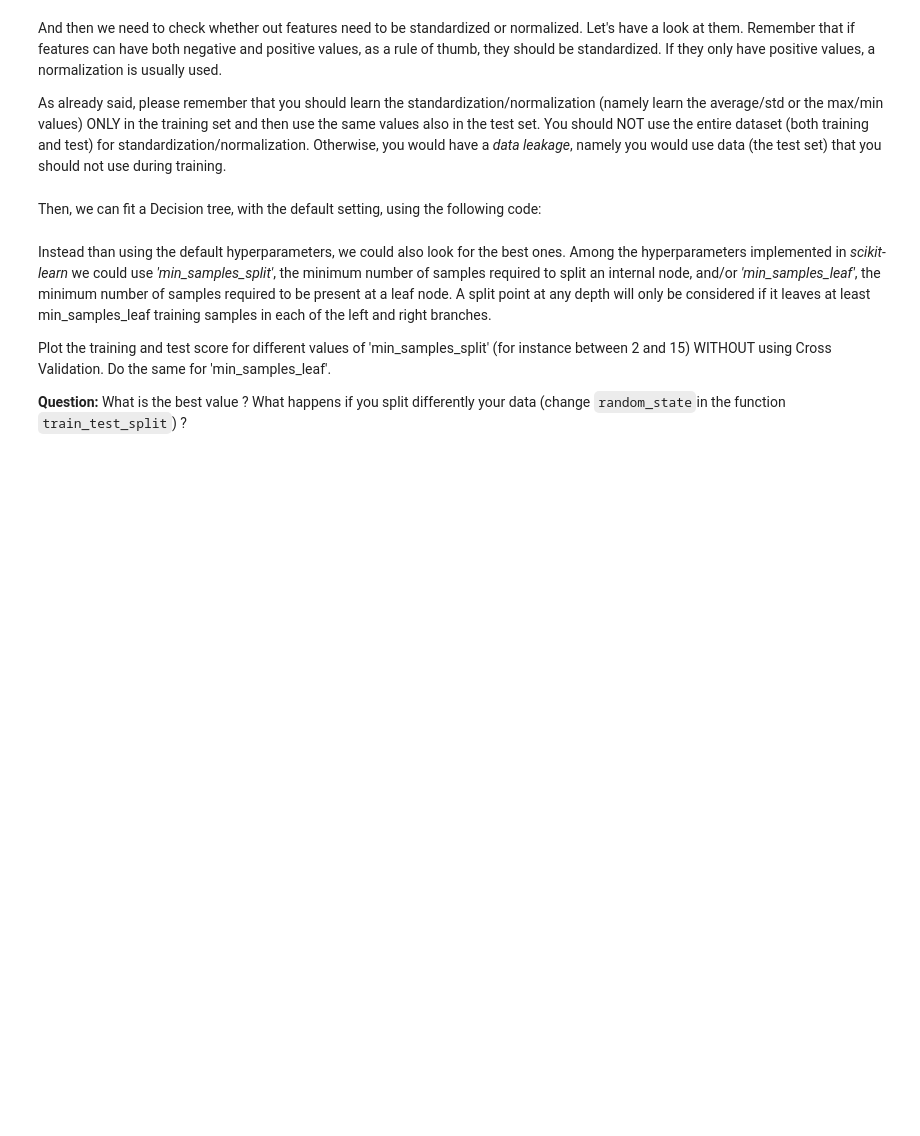
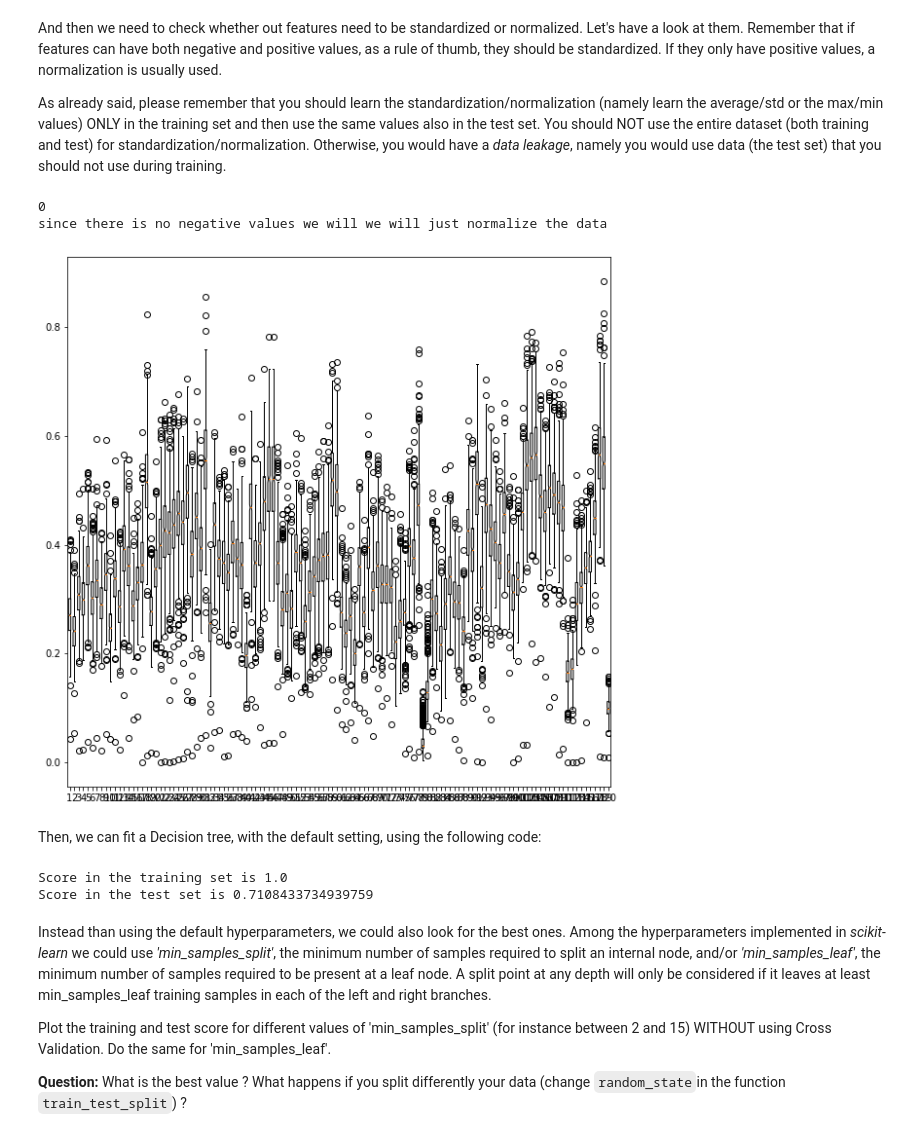
Before and after one commit to Eidantz/Machine-Learning-for-Bioimaging, a Jupyter notebook: TP4 - Trees/TP_Trees.ipynb, the cells around one changed output. Drawn from its saved outputs; the diff is of its cells as text; code cells hidden in the pictures; blank space fills up the shorter version.

```diff
--- a/TP4 - Trees/TP_Trees.ipynb
+++ b/TP4 - Trees/TP_Trees.ipynb
@@ -75,3 +78,17 @@ XXXXXXXXXXX
+# %%
+# Create training and test set
+# Shuffle data randomly
+indeces=np.arange(N) # Integers from 0 to N-1
+#print(indeces)
+
+#Hint: Use np.random.shuffle
+np.random.shuffle(indeces)
+#print(indeces)
+
+Xp=X[indeces]
+yp=y[indeces]
+
+X_train, X_test, y_train, y_test = train_test_split(Xp, yp, test_size=0.33, random_state=42,stratify=yp)
 # %% [markdown]
 And then we need to check whether out features need to be standardized or normalized. Let's have a look at them. Remember that if features can have both negative and positive values, as a rule of thumb, they should be standardized. If they only have positive values, a normalization is usually used.
 
@@ -85,3 +96,16 @@ XXXXXXXXXXX
+# %%
+plt.figure(figsize=(10,10))
+plt.boxplot(X,notch=True);
+print((X<0).sum())
+print('since there is no negative values we will we will just normalize the data')
+# /Normalization
+normalizer = MinMaxScaler()
+X_train = normalizer.fit_transform(X_train)
+X_test = normalizer.transform(X_test)
+# %% [output]
+0
+since there is no negative values we will we will just normalize the data
+[figure, added]
 # %% [markdown]
 Then, we can fit a Decision tree, with the default setting, using the following code:
 # %%
@@ -92,6 +116,9 @@ Tree.fit(X_train,y_train)
 print('Score in the training set is {0}'.format(Tree.score(X_train,y_train)) )
 # Score in the test set
 print('Score in the test set is {0}'.format(Tree.score(X_test,y_test)) )
+# %% [output]
+Score in the training set is 1.0
+Score in the test set is 0.7108433734939759
 # %% [markdown]
 Instead than using the default hyperparameters, we could also look for the best ones. Among the hyperparameters implemented in *scikit-learn* we could use *'min_samples_split'*, the minimum number of samples required to split an internal node, and/or *'min_samples_leaf'*, the minimum number of samples required to be present at a leaf node. A split point at any depth will only be considered if it leaves at least min_samples_leaf training samples in each of the left and right branches.
 
```
Also changed, not shown: parts of 24 cells of this notebook.
